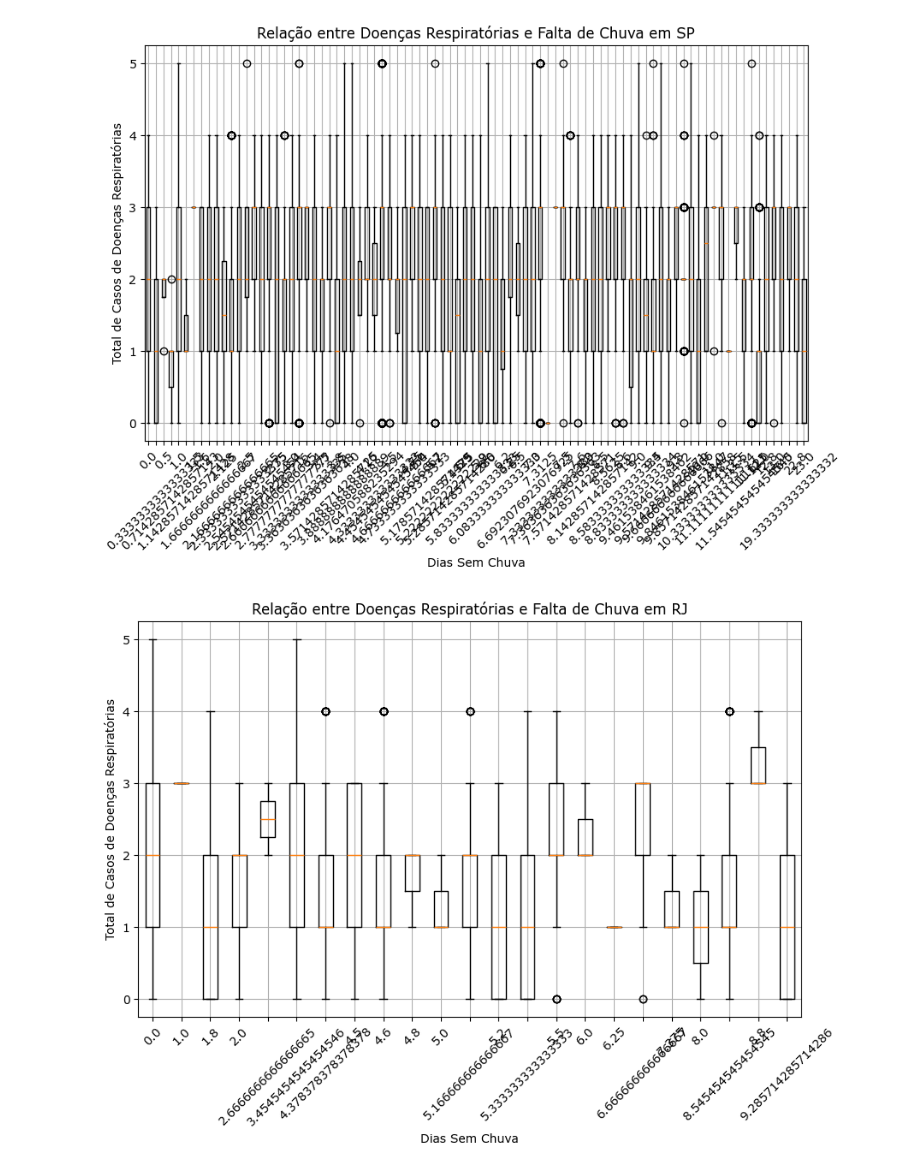
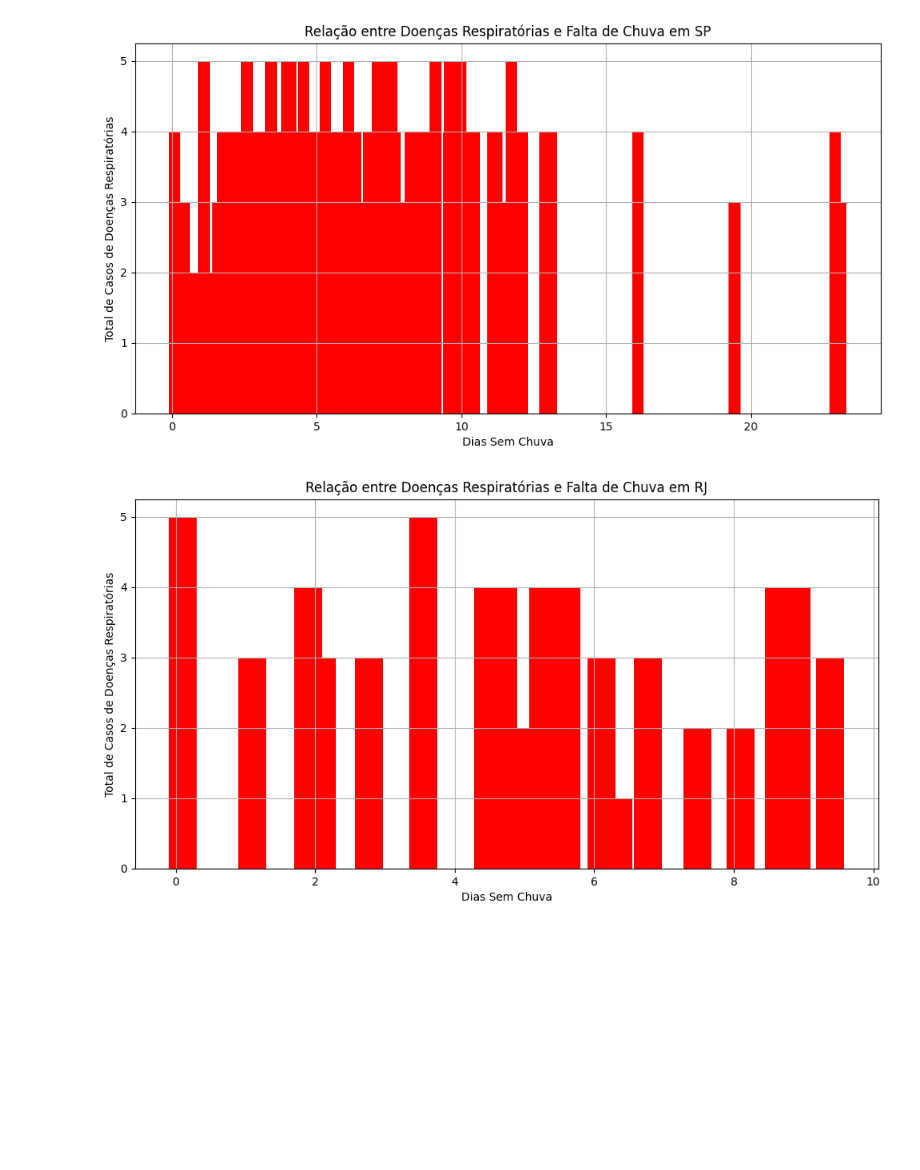
Before and after one commit to GabrielSetta/pac, a Jupyter notebook: Execução.ipynb, the cells around one changed output. Drawn from its saved outputs; the diff is of its cells as text; code cells hidden in the pictures; blank space fills up the shorter version.

```diff
--- a/Execução.ipynb
+++ b/Execução.ipynb
@@ -78,0 +167,30 @@ for estado in sudeste_estados:
+# %%
+
+
+for estado in sudeste_estados:
+    # Filtra os dados para o estado atual
+    dados_estado = dados_sudeste[dados_sudeste['Estado'] == estado]
+
+    # Obtenção dos grupos de intervalo de dias sem chuva
+    intervalos_unicos = sorted(dados_estado['Intervalo_DiasSemChuva'].unique())
+
+    # Criação do boxplot: Relação entre Doenças Respiratórias e Falta de Chuva para o estado atual
+    plt.figure(figsize=(14, 8))  # Define o tamanho da figura do gráfico
+    plt.boxplot(
+        # Para cada intervalo de dias sem chuva, seleciona os casos de Doenças Respiratórias
+        [dados_estado[dados_estado['Intervalo_DiasSemChuva'] == intervalo]['Total_Casos_Doencas_Respiratorias']
+         for intervalo in intervalos_unicos],
+
+        # Definindo os rótulos do eixo X com os intervalos de dias
+        tick_labels=intervalos_unicos
+    )
+
+    # Títulos e rótulos dos eixos
+    plt.title(f'Relação entre Doenças Respiratórias e Falta de Chuva em {estado}')
+    plt.xlabel('Intervalo de Dias Sem Chuva')
+    plt.ylabel('Total de Casos de Doenças Respiratórias')
+    plt.xticks(rotation=45)  # Rotacionar os rótulos do eixo X para facilitar a leitura
+    plt.grid(True, linestyle='--', alpha=0.7)  # Adiciona uma grade ao gráfico
+
+    # Exibir o gráfico
+    plt.show()
@@ -79,20 +233,15 @@ for estado in sudeste_estados:
 # %%
-# Criar gráficos de boxplot para cada estado
 for estado in sudeste_estados:
     dados_estado = dados_sudeste[dados_sudeste['Estado'] == estado]
 
-    # Boxplot: Relação entre Doenças Respiratórias e Falta de Chuva para o estado atual
-    plt.figure(figsize=(10, 6))
-    plt.boxplot(
-        [dados_estado[dados_estado['DiaSemChuva'] == dias]['Total_Casos_Doencas_Respiratorias'] for dias in sorted(dados_estado['DiaSemChuva'].unique())],
-        labels=[str(dias) for dias in sorted(dados_estado['DiaSemChuva'].unique())]
-    )
+# Gráfico de Barra: Relação entre Doenças Respiratórias e Falta de Chuva para o estado atual
+    plt.figure(figsize=(12, 6))
+    plt.bar(dados_estado['DiaSemChuva'] + spacing, dados_estado['Total_Casos_Doencas_Respiratorias'], width=bar_width, color='red')
     plt.title(f'Relação entre Doenças Respiratórias e Falta de Chuva em {estado}')
     plt.xlabel('Dias Sem Chuva')
     plt.ylabel('Total de Casos de Doenças Respiratórias')
-    plt.xticks(rotation=45)  # Rotacionar os rótulos do eixo X para facilitar a leitura
     plt.grid()
     plt.show()
 # %% [output]
-[figure, old version]
+[figure, new version]
-[figure, old version]
+[figure, new version]
```
Also changed, not shown: parts of 12 cells of this notebook.
